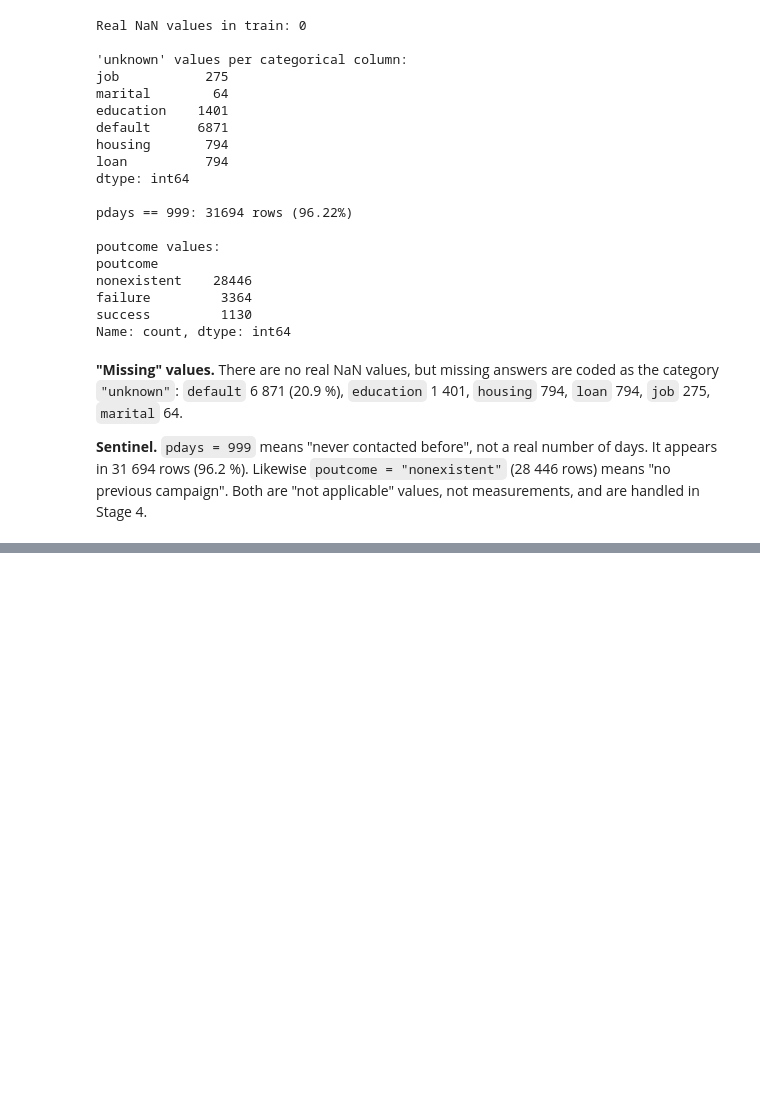
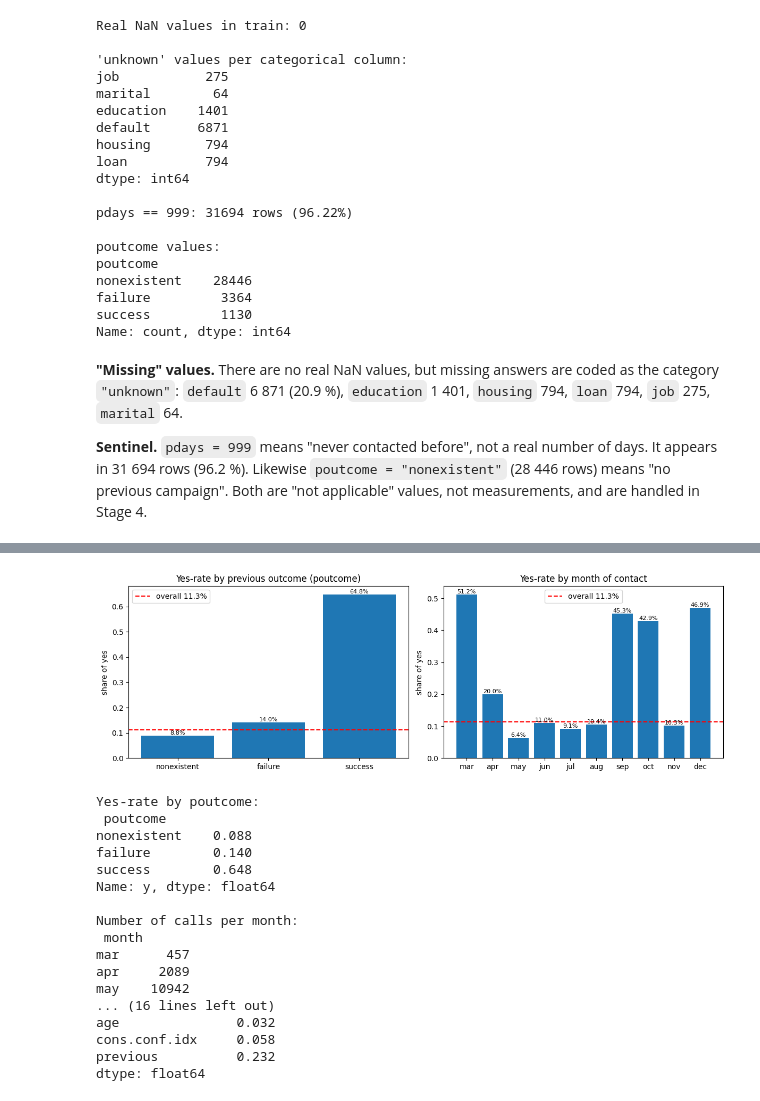
Before and after one commit to ayazhanaisan-prog/aisan_ML_task_3, a Jupyter notebook: aisan_ML_task_3.ipynb, the cells around one changed output, grey strips where cells are left out. Drawn from its saved outputs; the diff is of its cells as text; code cells hidden in the pictures; blank space fills up the shorter version.

```diff
--- a/aisan_ML_task_3.ipynb
+++ b/aisan_ML_task_3.ipynb
@@ -124,0 +158,47 @@ Name: count, dtype: int64
+# %%
+y01 = (train["y"] == "yes").astype(int)   # 1 = yes, 0 = no
+base_rate = y01.mean()
+
+rate_pout = y01.groupby(train["poutcome"]).mean().sort_values()
+# Plot 2: yes-rate by month
+month_order = ["mar", "apr", "may", "jun", "jul", "aug", "sep", "oct", "nov", "dec"]
+rate_month = y01.groupby(train["month"]).mean().reindex(month_order)
+
+fig, axes = plt.subplots(1, 2, figsize=(12, 4))
+for ax, rate, title in [(axes[0], rate_pout, "Yes-rate by previous outcome (poutcome)"),
+                        (axes[1], rate_month, "Yes-rate by month of contact")]:
+    bars = ax.bar(rate.index, rate.values)
+    ax.bar_label(bars, labels=[f"{v:.1%}" for v in rate.values], fontsize=8)
+    ax.axhline(base_rate, color="red", linestyle="--", label=f"overall {base_rate:.1%}")
+    ax.set_ylabel("share of yes")
+    ax.set_title(title)
+    ax.legend()
+plt.tight_layout()
+plt.show()
+
+print("Yes-rate by poutcome:\n", rate_pout.round(3))
+print("\nNumber of calls per month:\n", train["month"].value_counts().reindex(month_order))
+
+num_cols = ["age", "campaign", "pdays", "previous", "emp.var.rate",
+            "cons.price.idx", "cons.conf.idx", "euribor3m", "nr.employed"]
+print("\nCorrelation of numeric features with y (1 = yes):")
+print(train[num_cols].corrwith(y01).sort_values().round(3))
+# %% [output]
+[figure, added]
+Yes-rate by poutcome:
+ poutcome
+nonexistent    0.088
+failure        0.140
+success        0.648
+Name: y, dtype: float64
+
+Number of calls per month:
+ month
+mar      457
+apr     2089
+may    10942
+... (16 lines left out)
+age               0.032
+cons.conf.idx     0.058
+previous          0.232
+dtype: float64
```
Also changed, not shown: parts of 2 cells of this notebook.
